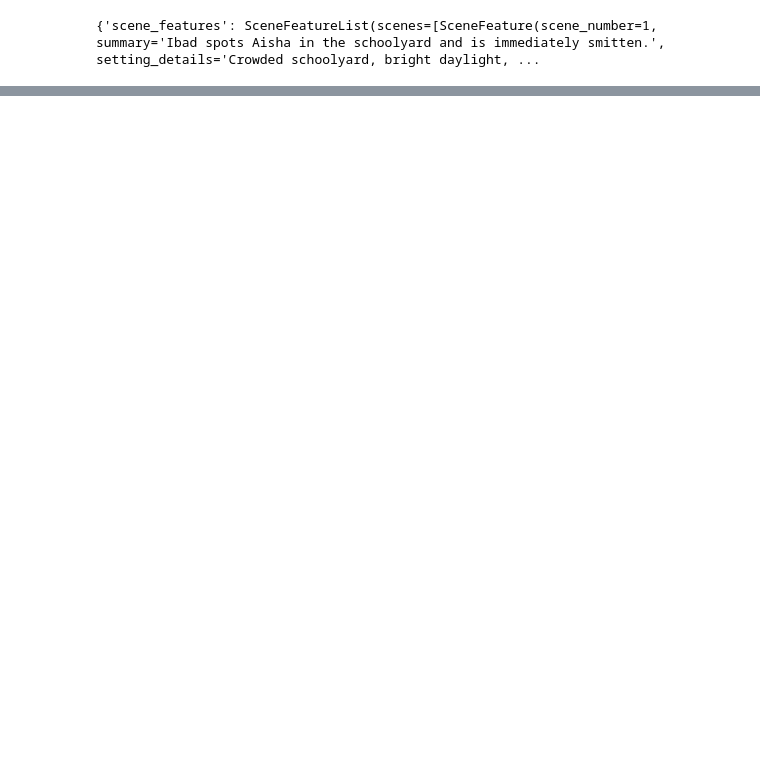
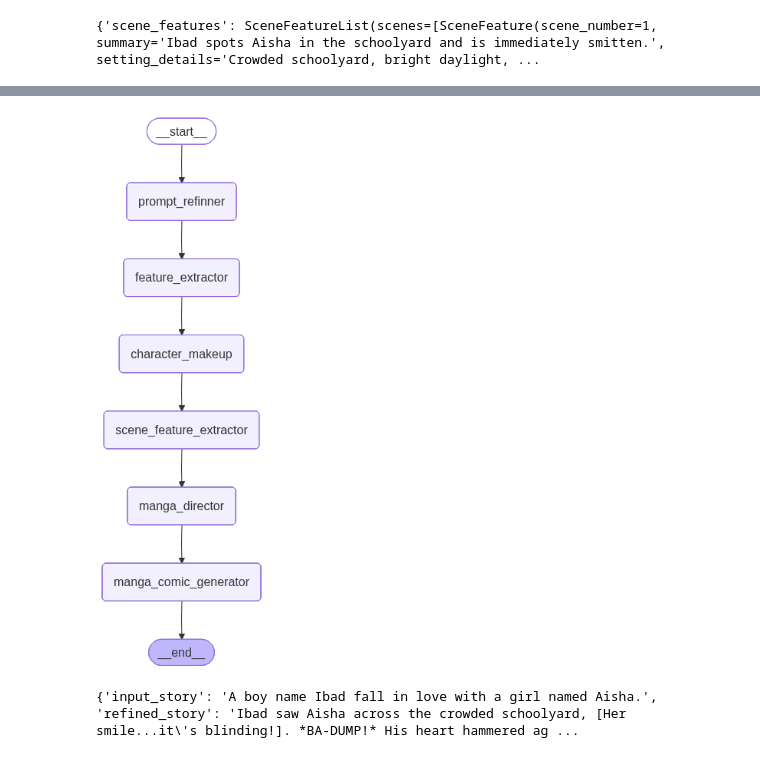
Before and after one commit to Hyder605/LangGraph, a Jupyter notebook: Manga/agent_base.ipynb, the cells around one changed output, grey strips where cells are left out. Cells and saved outputs as stored; diff of their text form; code cells hidden in the pictures; blank space fills up the shorter version.

Commit message:
added nodes and edges

```diff
--- a/Manga/agent_base.ipynb
+++ b/Manga/agent_base.ipynb
@@ -31,11 +33,9 @@ class MangaFeatureSchema(BaseModel):
         ..., description="Key objects, weapons, or magical items relevant to the story."
     )
 
-    mood_and_tone: List[
-        Literal["dramatic", "mysterious", "adventurous", "romantic", "comedic", "emotional", "dark"]
-    ] = Field(
-        ..., description="Keywords describing the mood and tone of the story."
-    )
+    mood_and_tone: List[str] = Field(
+        ..., description="Keywords describing the mood and tone of the story (normalized to lowercase)."
+ )
 
     key_sound_effects_and_emotions: List[str] = Field(
         ..., description="Important sound effects (onomatopoeia) and strong emotions expressed in the story."
@@ -592,0 +583,41 @@ manga_comic_generator({
+# %%
+##Creating Graph
+
+graph=StateGraph(MangaState)
+
+## creating Nodes
+
+graph.add_node("prompt_refinner",prompt_refinner)
+graph.add_node("feature_extractor",feature_extractor)
+graph.add_node("character_makeup",character_makeup)
+graph.add_node("scene_feature_extractor", scene_feature_extractor)
+graph.add_node("manga_director",manga_director)
+graph.add_node("manga_comic_generator",manga_comic_generator)
+
+
+#Creating Edges
+
+graph.add_edge(START,"prompt_refinner")
+graph.add_edge("prompt_refinner","feature_extractor")
+graph.add_edge("feature_extractor","character_makeup")
+graph.add_edge("character_makeup","scene_feature_extractor")
+graph.add_edge("scene_feature_extractor","manga_director")
+graph.add_edge("manga_director","manga_comic_generator")
+graph.add_edge("manga_comic_generator",END)
+
+#checkpointer=InMemorySaver()
+
+workflow=graph.compile()
+# %%
+from IPython.display import Image
+Image(workflow.get_graph().draw_mermaid_png())
+# %% [output]
+[figure, added]
+# %%
+intial_state = {'input_story':"A boy name Ibad fall in love with a girl named Aisha."}
+
+final_state = workflow.invoke(intial_state)
+
+print(final_state)
+# %% [output]
+{'input_story': 'A boy name Ibad fall in love with a girl named Aisha.', 'refined_story': 'Ibad saw Aisha across the crowded schoolyard, [Her smile...it\'s blinding!]. *BA-DUMP!* His heart hammered ag ...
```
Also changed, not shown: parts of 9 cells of this notebook.
